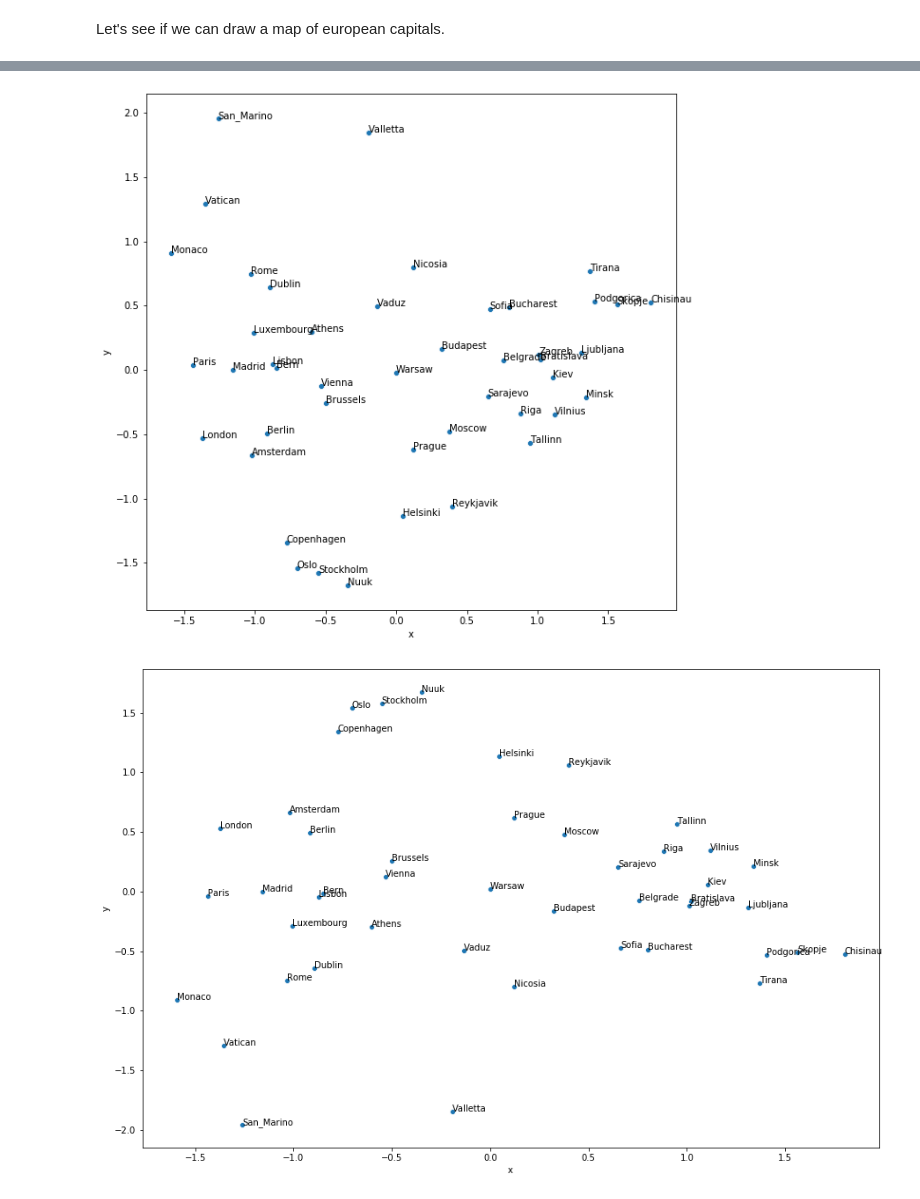
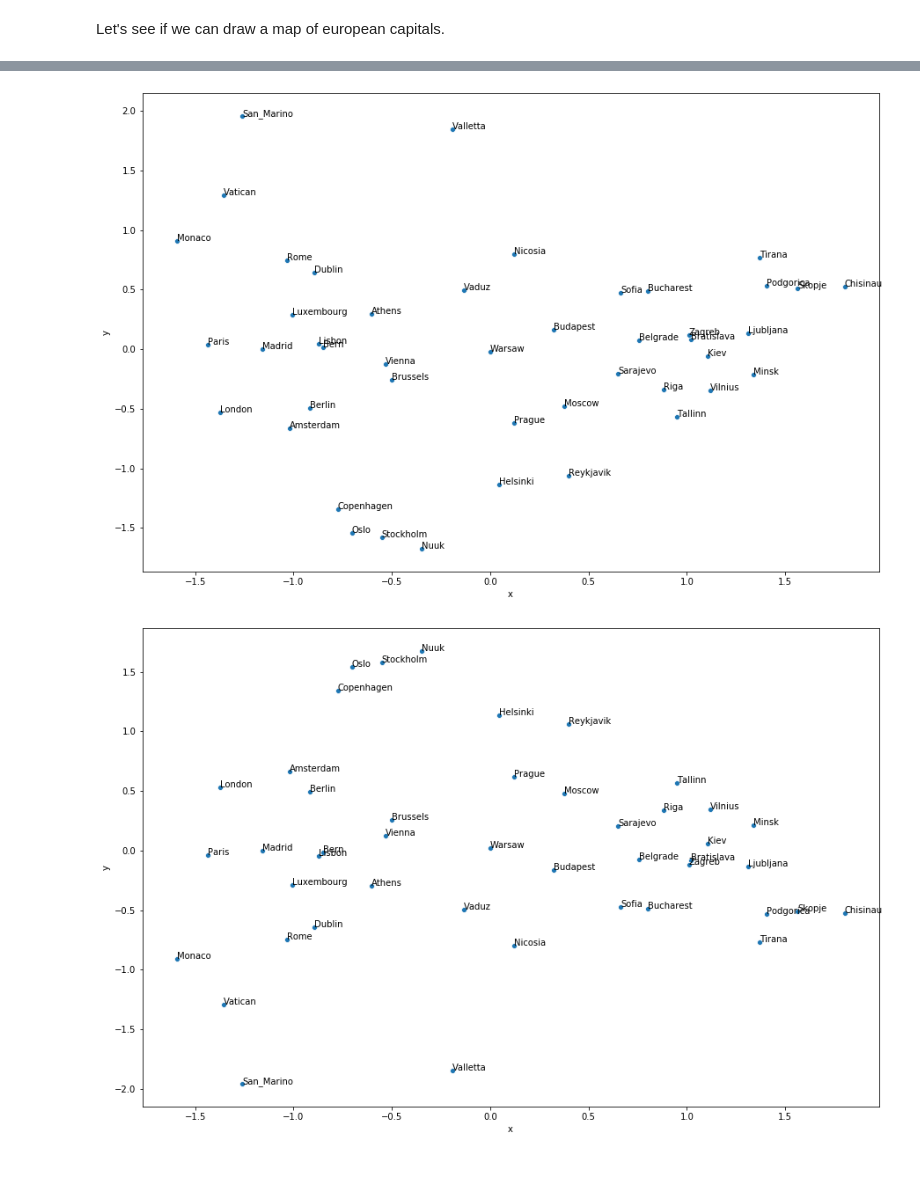
Before and after one commit to MatePocs/lovecraft, a Jupyter notebook: nn_nlp_analysis.ipynb, the cells around one changed output, grey strips where cells are left out. Saved outputs shown, nothing was run; the diff lists cells and outputs as text; code cells hidden in the pictures; blank space fills up the shorter version.

```diff
--- a/nn_nlp_analysis.ipynb
+++ b/nn_nlp_analysis.ipynb
@@ -248,16 +250,16 @@ coordinates_2d = pd.DataFrame(coordinates_2d, columns=["x", "y"])
 # %%
 coordinates_2d['city'] = capital_plus_coordinates.iloc[:,0]
 # %%
-plt.figure(figsize = (10,10))
+plt.figure(figsize = (15,10))
 
 p1=sns.scatterplot(
     data=coordinates_2d, x="x", y="y")
 
 # add annotations one by one with a loop
 for line in range(0,coordinates_2d.shape[0]):
      p1.text(coordinates_2d.x[line], coordinates_2d.y[line], coordinates_2d.city[line])
 # %% [output]
-[figure, old version]
+[figure, new version]
 # %%
 # lets flip its vertical axis
 
```
Also changed, not shown: parts of 8 cells of this notebook.
